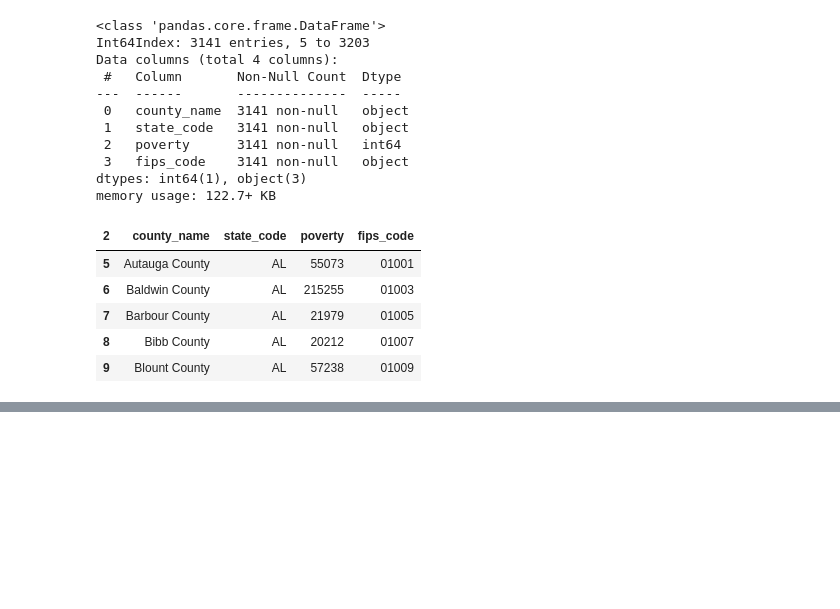
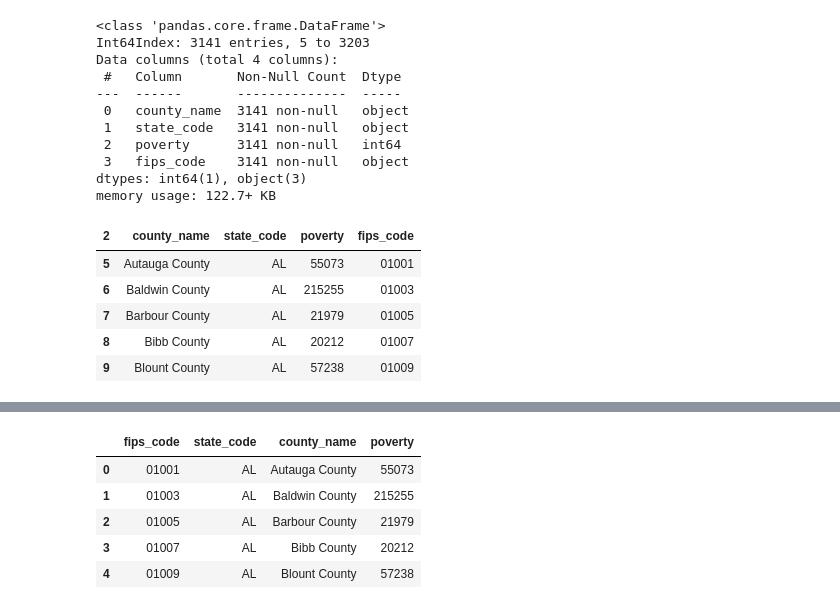
Before and after one commit to mmeadx/etl_covidvspoverty, a Jupyter notebook: ETL Project.ipynb, the cells around one changed output, grey strips where cells are left out. Saved outputs shown, nothing was run; the diff lists cells and outputs as text; code cells hidden in the pictures; blank space fills up the shorter version.

```diff
--- a/ETL Project.ipynb
+++ b/ETL Project.ipynb
@@ -321,0 +371,10 @@ poverty_data.head()
+# %%
+# Test to see if poverty data was entered
+pd.read_sql_query('select * from poverty_data', con=engine).head()
+# %% [output]
+|  | fips_code | state_code | county_name | poverty |
+| 0 | 01001 | AL | Autauga County | 55073 |
+| 1 | 01003 | AL | Baldwin County | 215255 |
+| 2 | 01005 | AL | Barbour County | 21979 |
+| 3 | 01007 | AL | Bibb County | 20212 |
+| 4 | 01009 | AL | Blount County | 57238 |
```
Also changed, not shown: parts of 13 cells of this notebook, 4 other files.
